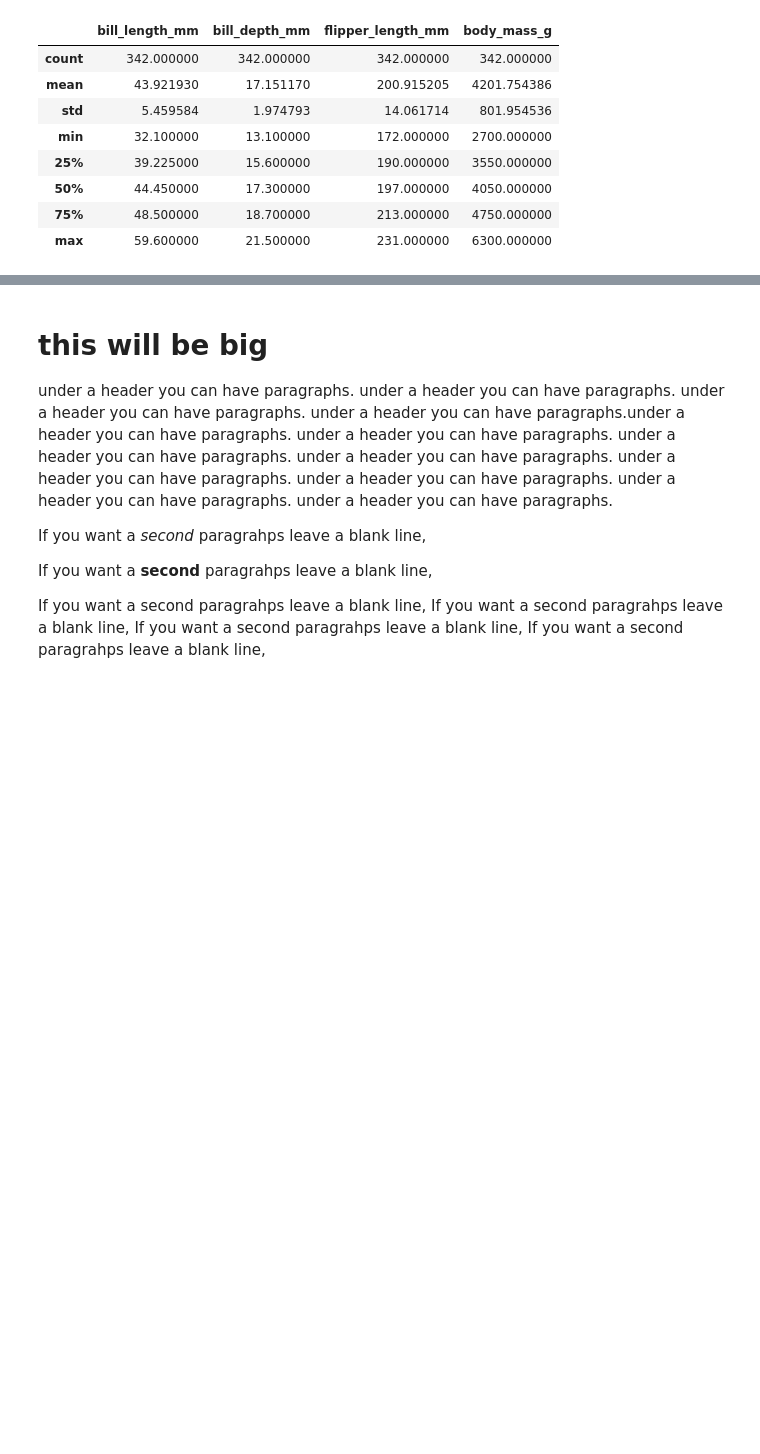
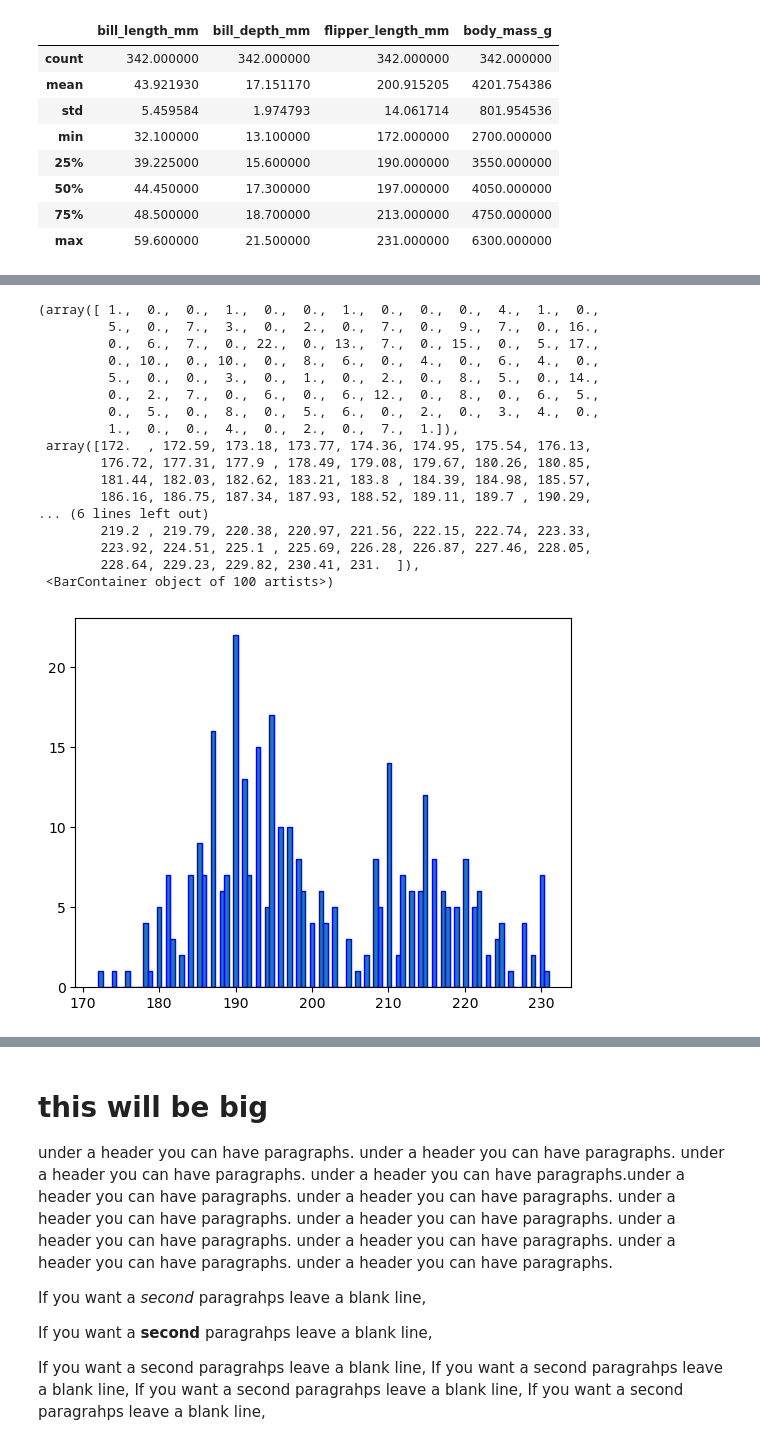
Before and after one commit to RobAstur/Principles-of-data-analytics-, a Jupyter notebook: penguins.ipynb, the cells around one changed output, grey strips where cells are left out. Saved outputs shown, nothing was run; the diff lists cells and outputs as text; code cells hidden in the pictures; blank space fills up the shorter version.

```diff
--- a/penguins.ipynb
+++ b/penguins.ipynb
@@ -83,0 +86,21 @@ df.describe()
+# %%
+plt.hist(flipper_length, bins=100, edgecolor='b')
+# %% [output]
+(array([ 1.,  0.,  0.,  1.,  0.,  0.,  1.,  0.,  0.,  0.,  4.,  1.,  0.,
+         5.,  0.,  7.,  3.,  0.,  2.,  0.,  7.,  0.,  9.,  7.,  0., 16.,
+         0.,  6.,  7.,  0., 22.,  0., 13.,  7.,  0., 15.,  0.,  5., 17.,
+         0., 10.,  0., 10.,  0.,  8.,  6.,  0.,  4.,  0.,  6.,  4.,  0.,
+         5.,  0.,  0.,  3.,  0.,  1.,  0.,  2.,  0.,  8.,  5.,  0., 14.,
+         0.,  2.,  7.,  0.,  6.,  0.,  6., 12.,  0.,  8.,  0.,  6.,  5.,
+         0.,  5.,  0.,  8.,  0.,  5.,  6.,  0.,  2.,  0.,  3.,  4.,  0.,
+         1.,  0.,  0.,  4.,  0.,  2.,  0.,  7.,  1.]),
+ array([172.  , 172.59, 173.18, 173.77, 174.36, 174.95, 175.54, 176.13,
+        176.72, 177.31, 177.9 , 178.49, 179.08, 179.67, 180.26, 180.85,
+        181.44, 182.03, 182.62, 183.21, 183.8 , 184.39, 184.98, 185.57,
+        186.16, 186.75, 187.34, 187.93, 188.52, 189.11, 189.7 , 190.29,
+... (6 lines left out)
+        219.2 , 219.79, 220.38, 220.97, 221.56, 222.15, 222.74, 223.33,
+        223.92, 224.51, 225.1 , 225.69, 226.28, 226.87, 227.46, 228.05,
+        228.64, 229.23, 229.82, 230.41, 231.  ]),
+ <BarContainer object of 100 artists>)
+[figure, added]
```
Also changed, not shown: parts of 20 cells of this notebook, 3 other files.
